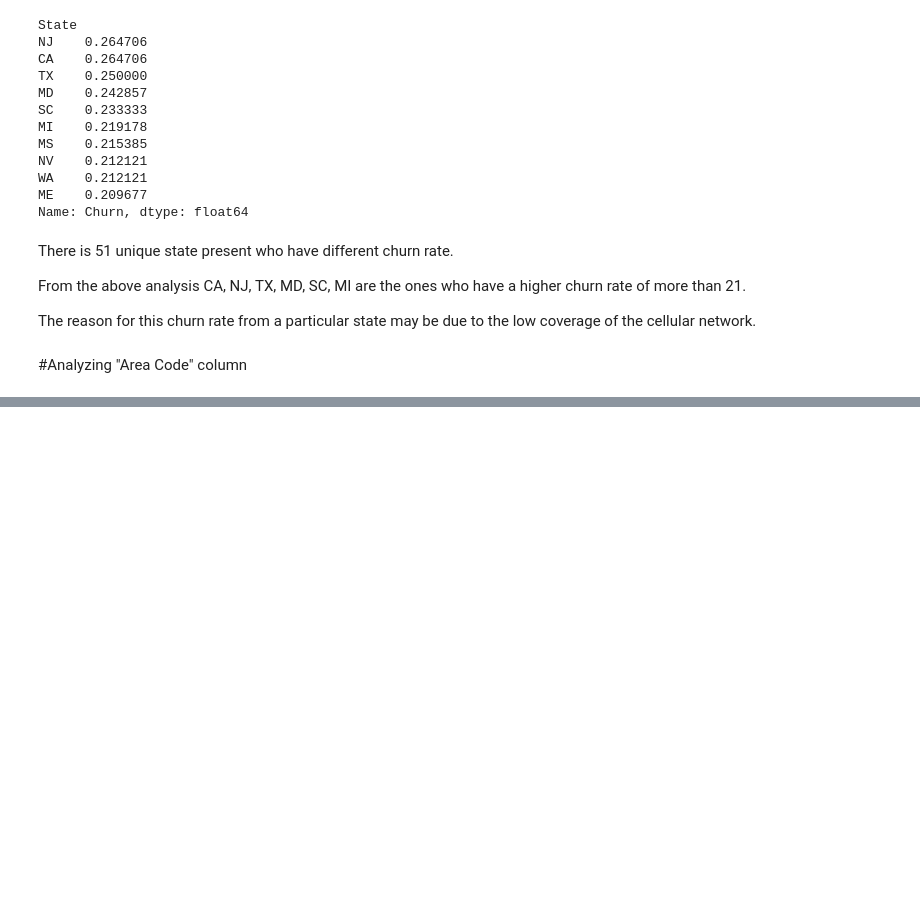
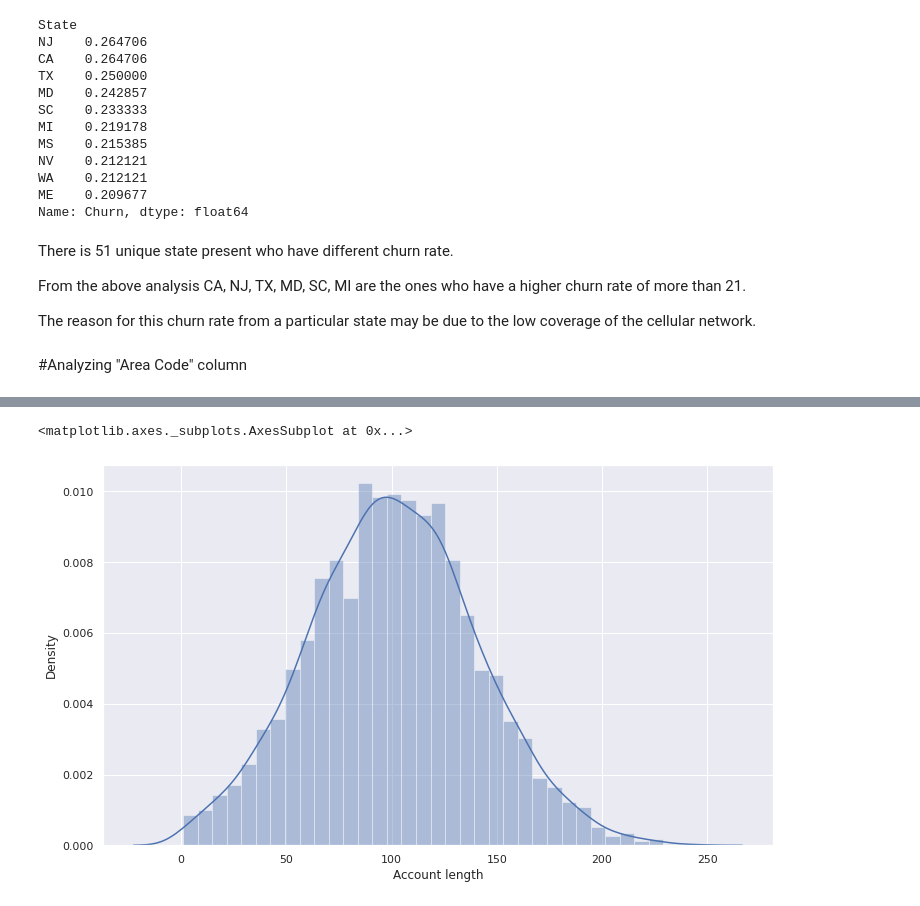
Before and after one commit to ARVINDBALADHE/Telecom-Churn-Analysis, a Jupyter notebook: Telecom_Churn_Analysis_Capstone_Project.ipynb, the cells around one changed output, grey strips where cells are left out. Drawn from its saved outputs; the diff is of its cells as text; code cells hidden in the pictures; blank space fills up the shorter version.

```diff
--- a/Telecom_Churn_Analysis_Capstone_Project.ipynb
+++ b/Telecom_Churn_Analysis_Capstone_Project.ipynb
@@ -261,0 +289,6 @@ The reason for this churn rate from a particular state may be due to the low cov
+# %%
+#Account length vs Churn
+sns.distplot(df['Account length'])
+# %% [output]
+<matplotlib.axes._subplots.AxesSubplot at 0x...>
+[figure, added]
```
Also changed, not shown: parts of 26 cells of this notebook.
